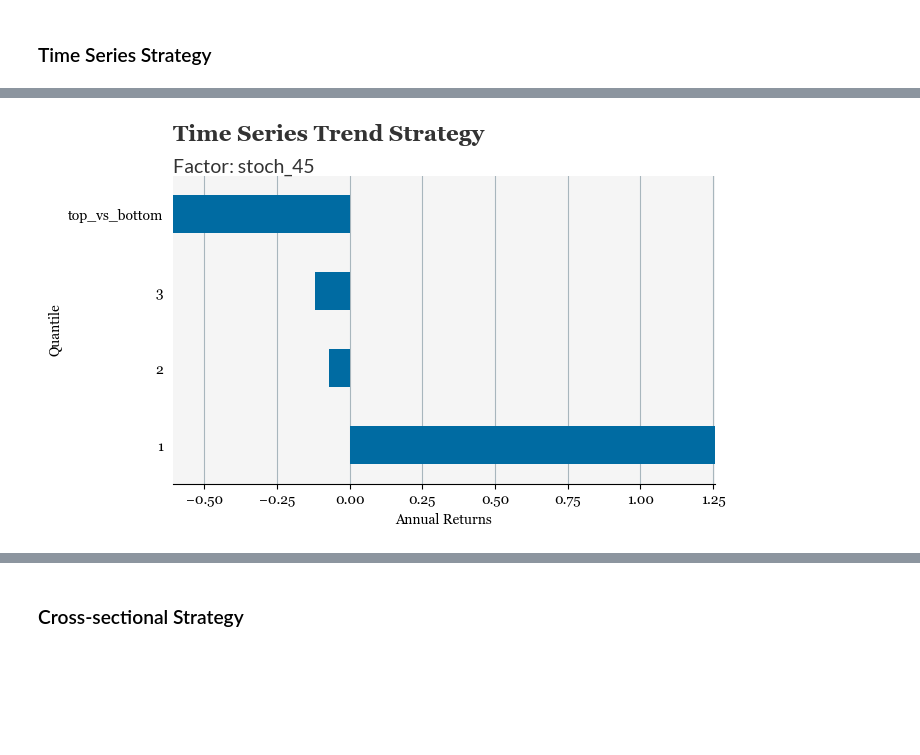
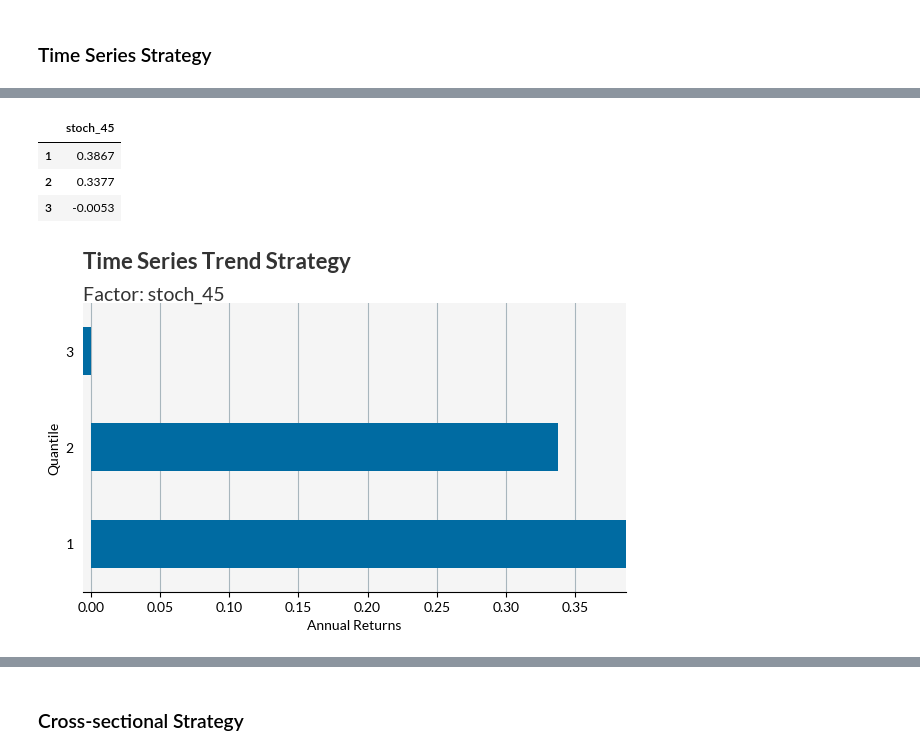
Before and after one commit to systamental/factorlab, a Jupyter notebook: notebooks/trend_factor_analysis.ipynb, the cells around one changed output, grey strips where cells are left out. Cells and saved outputs as stored; diff of their text form; code cells hidden in the pictures; blank space fills up the shorter version.

```diff
--- a/notebooks/trend_factor_analysis.ipynb
+++ b/notebooks/trend_factor_analysis.ipynb
@@ -482,7 +465,11 @@ Factor returns (net of t-cost estimate) provide a measure of factor performance.
 ### Time Series
 # %%
 # ts trend returns
-trend_ts_ret = Factor(trend_df.loc['2016-01-01':], ret_df.tr, strategy='ts_ls', factor_bins=3).returns(signal_type='signal')
+trend_ts_ret = Signal(ret_df.tr, trend_df, strategy='ts_ls', factor_bins=3).compute_signal_returns()
+# %%
+# ts trend portfolio returns
+trend_ts_port_ret = PortfolioOptimization(trend_ts_ret, method='equal_weight', t_cost=None, rebal_freq=None).compute_portfolio_returns()
 # %%
-trend_ts_perf_table = Performance(trend_ts_ret, mkt_ret=mkt_ret, ret_type='log').table(metrics='all', rank_on='Sharpe ratio').iloc[:20]
+# ts trend portfolio performance
+trend_ts_port_perf_table = Performance(trend_ts_port_ret, mkt_ret=mkt_ret, ret_type='log').table(metrics='all', rank_on='Sharpe ratio')
 # %%
@@ -656,10 +613,23 @@ trend_ts_quantile_ann_ret = Factor(trend_df.loc['2016-01-01':], ret_df.tr, strat
+# %%
+trend_ts_quantile_perf = PortfolioSort(ret_df.tr,
+                   trend_df[[trend_ts_port_perf_table.iloc[0].name]],
+                   factor_bins={trend_ts_port_perf_table.iloc[0].name: ('ts', 3)},
+                   fill_na=True
+                  ).performance(metric='ann_ret')
+# %%
+trend_ts_quantile_perf
+# %% [output]
+|  | stoch_45 |
+| 1 | 0.3867 |
+| 2 | 0.3377 |
+| 3 | -0.0053 |
 # %%
-plot_bar(trend_ts_quantile_ann_ret,
+plot_bar(trend_ts_quantile_perf,
          axis='horizontal',
          title="Time Series Trend Strategy",
-         subtitle=f"Factor: {trend_ts_perf_table.iloc[0].name}",
+         subtitle=f"Factor: {trend_ts_port_perf_table.iloc[0].name}",
          y_label='Quantile',
          x_label='Annual Returns'
         )
 # %% [output]
-[figure, old version]
+[figure, new version]
```
Also changed, not shown: parts of 89 cells of this notebook.
